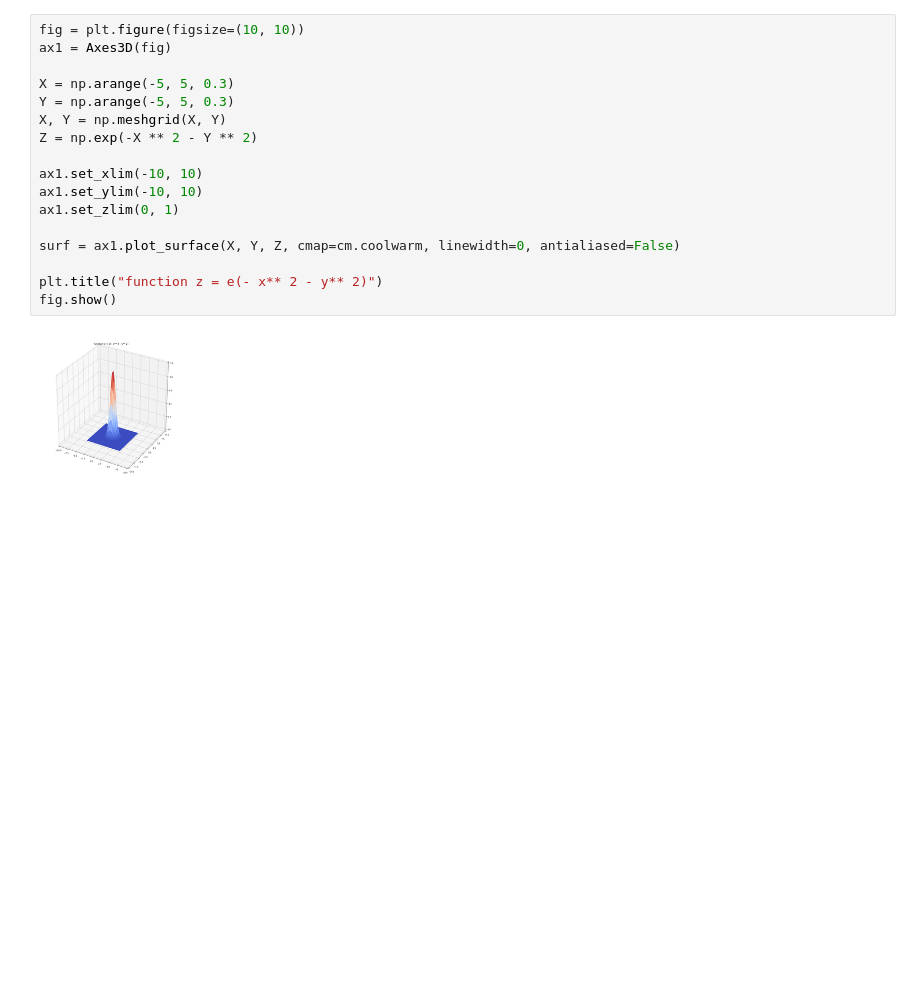
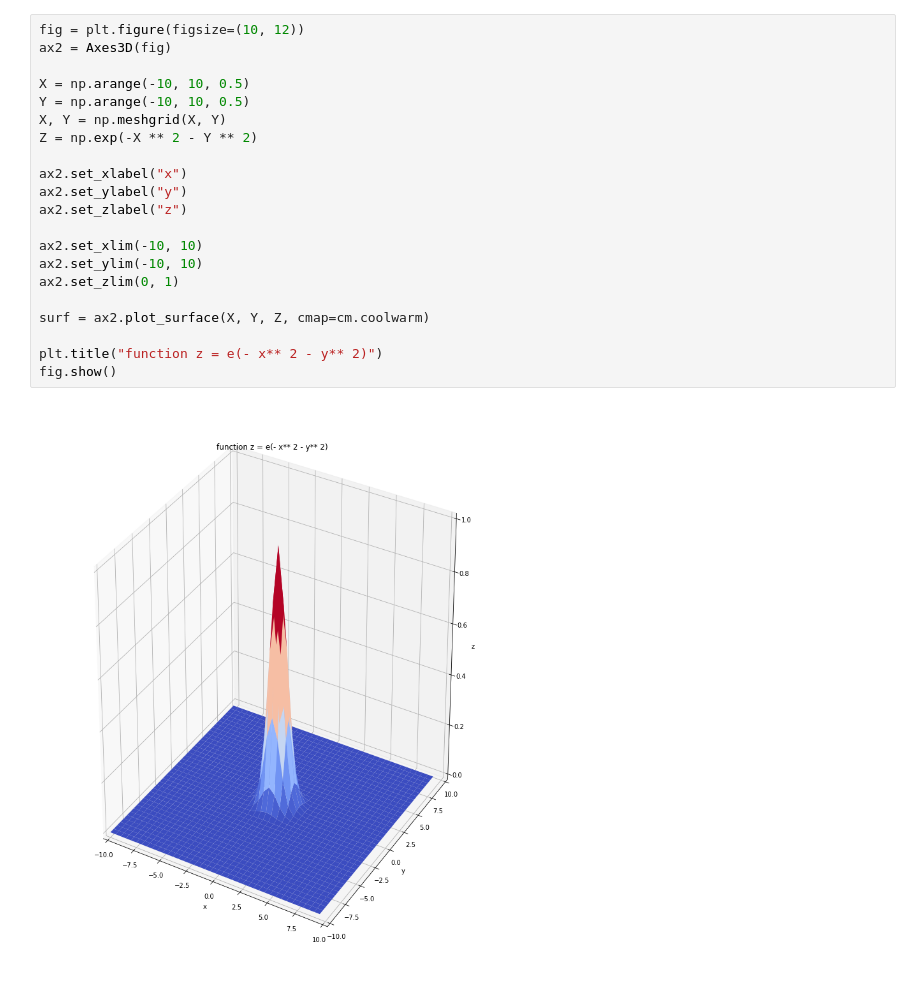
Before and after one commit to justdoit0823/notes, a Jupyter notebook: python/jupyter/plot-multivariate-funciton.ipynb, the cells around one changed output. Drawn from its saved outputs; the diff is of its cells as text; blank space fills up the shorter version.

```diff
--- a/python/jupyter/plot-multivariate-funciton.ipynb
+++ b/python/jupyter/plot-multivariate-funciton.ipynb
@@ -45,20 +53,24 @@ fig.show()
 # %%
-fig = plt.figure(figsize=(10, 10))
-ax1 = Axes3D(fig)
+fig = plt.figure(figsize=(10, 12))
+ax2 = Axes3D(fig)
 
-X = np.arange(-5, 5, 0.3)
-Y = np.arange(-5, 5, 0.3)
+X = np.arange(-10, 10, 0.5)
+Y = np.arange(-10, 10, 0.5)
 X, Y = np.meshgrid(X, Y)
 Z = np.exp(-X ** 2 - Y ** 2)
 
-ax1.set_xlim(-10, 10)
-ax1.set_ylim(-10, 10)
-ax1.set_zlim(0, 1)
+ax2.set_xlabel("x")
+ax2.set_ylabel("y")
+ax2.set_zlabel("z")
 
-surf = ax1.plot_surface(X, Y, Z, cmap=cm.coolwarm, linewidth=0, antialiased=False)
+ax2.set_xlim(-10, 10)
+ax2.set_ylim(-10, 10)
+ax2.set_zlim(0, 1)
+
+surf = ax2.plot_surface(X, Y, Z, cmap=cm.coolwarm)
 
 plt.title("function z = e(- x** 2 - y** 2)")
 fig.show()
 # %% [output]
-[figure, old version]
+[figure, new version]
 # %%
```
Also changed, not shown: parts of 4 cells of this notebook.
